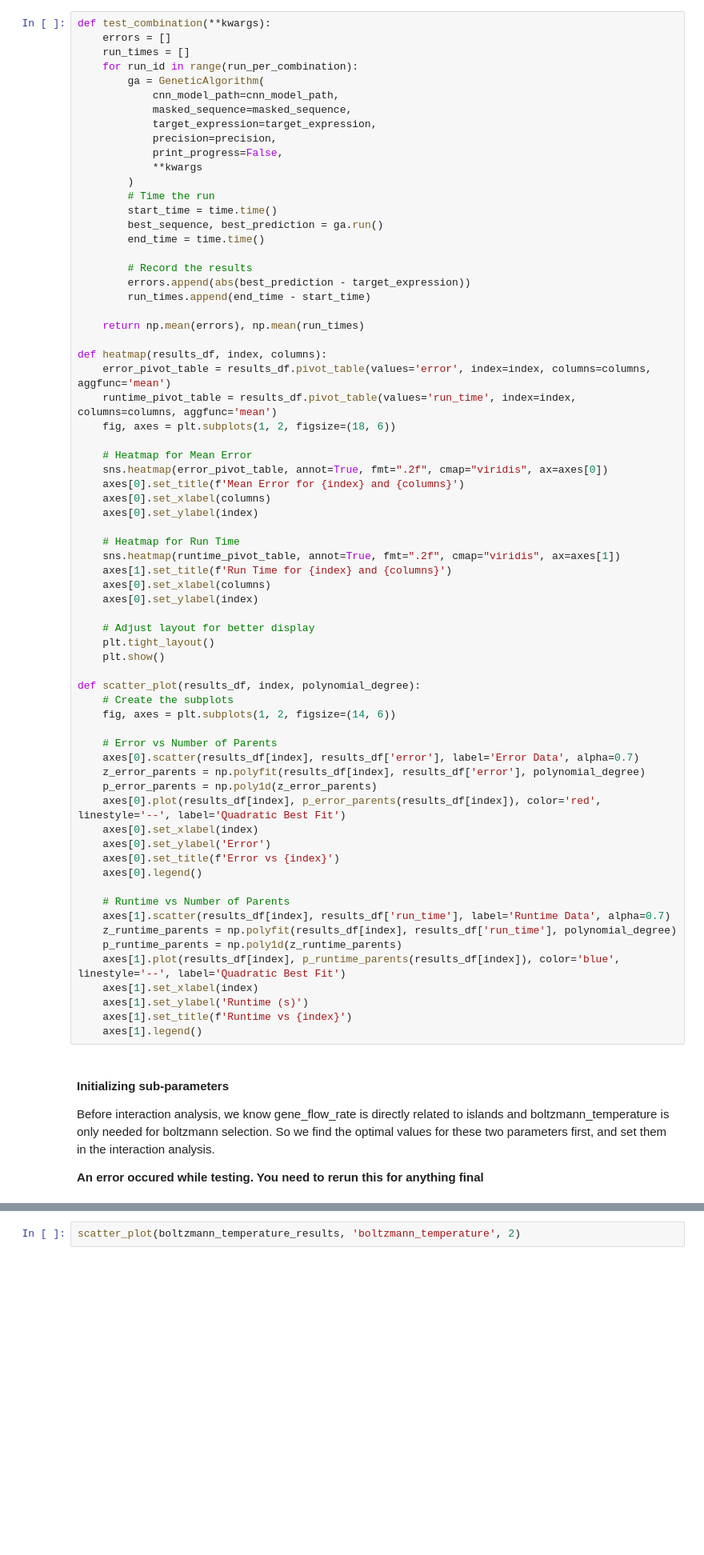
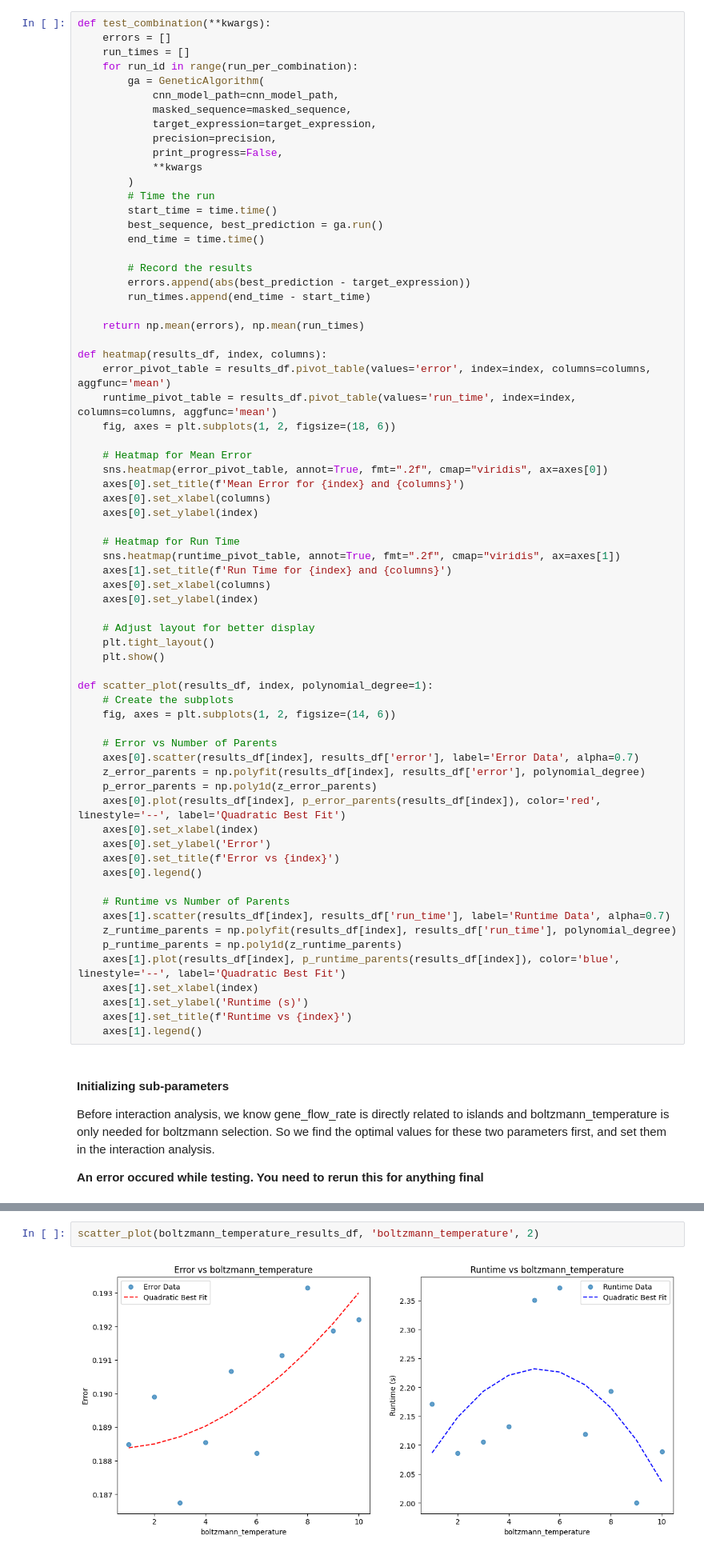
Before and after one commit to Rhys-sg/promoter-sequence-transcription-rates, a Jupyter notebook: v2/Testing GA/GA_Testing_params.ipynb, the cells around one changed output, grey strips where cells are left out. Shown at 80% size. Drawn from its saved outputs; the diff is of its cells as text; blank space fills up the shorter version.

```diff
--- a/v2/Testing GA/GA_Testing_params.ipynb
+++ b/v2/Testing GA/GA_Testing_params.ipynb
@@ -79,7 +79,7 @@ def heatmap(results_df, index, columns):
     plt.tight_layout()
     plt.show()
 
-def scatter_plot(results_df, index, polynomial_degree):
+def scatter_plot(results_df, index, polynomial_degree=1):
     # Create the subplots
     fig, axes = plt.subplots(1, 2, figsize=(14, 6))
 
@@ -170,4 +176,6 @@ for i, boltzmann_temperature in enumerate(range_boltzmann_temperature):
 
 boltzmann_temperature_results_df = pd.DataFrame(boltzmann_temperature_results)
 # %%
-scatter_plot(boltzmann_temperature_results, 'boltzmann_temperature', 2)
+scatter_plot(boltzmann_temperature_results_df, 'boltzmann_temperature', 2)
+# %% [output]
+[figure, added]
```
Also changed, not shown: parts of 8 cells of this notebook, 4 other files.
